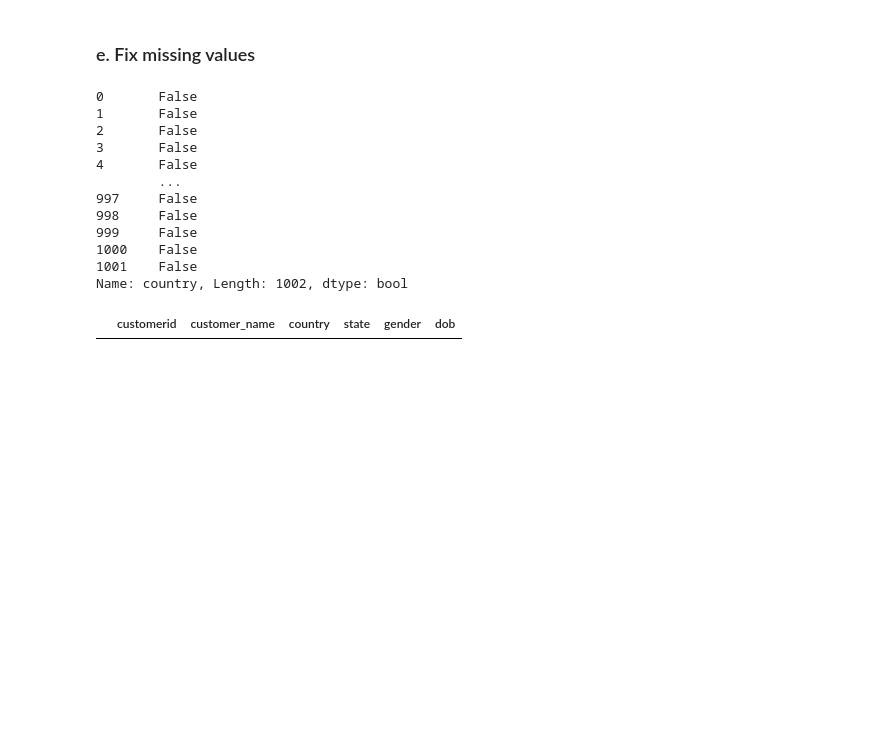
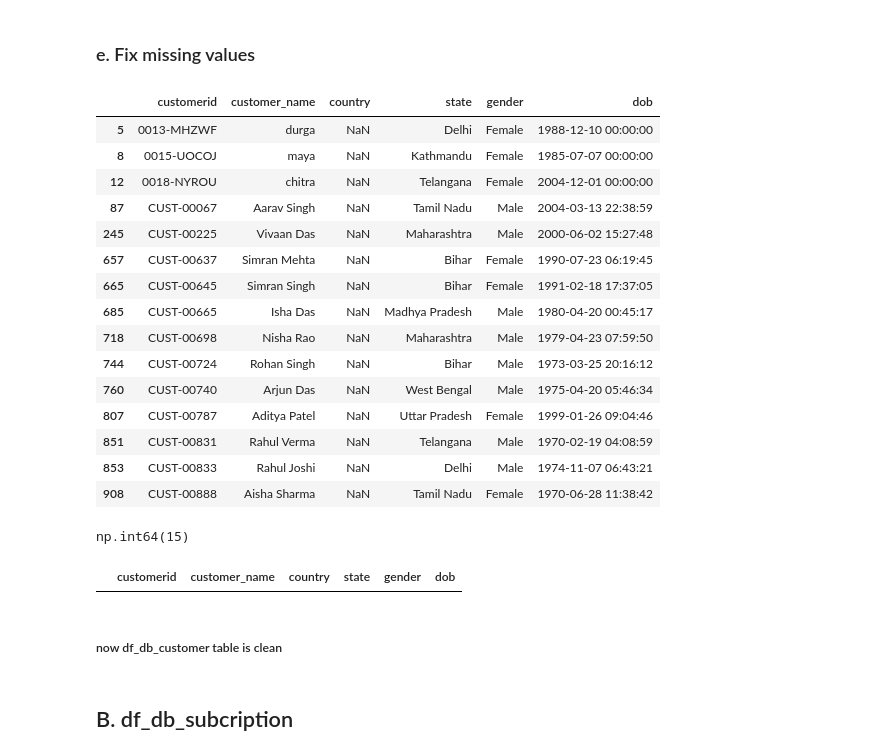
Before and after one commit to wafiabbas/Churn-analysis-project, a Jupyter notebook: overview.ipynb, the cells around one changed output. Saved outputs shown, nothing was run; the diff lists cells and outputs as text; code cells hidden in the pictures; blank space fills up the shorter version.

```diff
--- a/overview.ipynb
+++ b/overview.ipynb
@@ -255,19 +253,27 @@ df_db_customer.head()
 # %% [markdown]
 ### e. Fix missing values
 # %%
+# first off all check where  null value are present in country column
+df_db_customer[df_db_customer['country'].isna()]
 # %% [output]
-0       False
-1       False
-2       False
-3       False
-4       False
-        ...
-997     False
-998     False
-999     False
-1000    False
-1001    False
-Name: country, Length: 1002, dtype: bool
+|  | customerid | customer_name | country | state | gender | dob |
+| 5 | 0013-MHZWF | durga | NaN | Delhi | Female | 1988-12-10 00:00:00 |
+| 8 | 0015-UOCOJ | maya | NaN | Kathmandu | Female | 1985-07-07 00:00:00 |
+| 12 | 0018-NYROU | chitra | NaN | Telangana | Female | 2004-12-01 00:00:00 |
+| 87 | CUST-00067 | Aarav Singh | NaN | Tamil Nadu | Male | 2004-03-13 22:38:59 |
+| 245 | CUST-00225 | Vivaan Das | NaN | Maharashtra | Male | 2000-06-02 15:27:48 |
+| 657 | CUST-00637 | Simran Mehta | NaN | Bihar | Female | 1990-07-23 06:19:45 |
+| 665 | CUST-00645 | Simran Singh | NaN | Bihar | Female | 1991-02-18 17:37:05 |
+| 685 | CUST-00665 | Isha Das | NaN | Madhya Pradesh | Male | 1980-04-20 00:45:17 |
+| 718 | CUST-00698 | Nisha Rao | NaN | Maharashtra | Male | 1979-04-23 07:59:50 |
+| 744 | CUST-00724 | Rohan Singh | NaN | Bihar | Male | 1973-03-25 20:16:12 |
+| 760 | CUST-00740 | Arjun Das | NaN | West Bengal | Male | 1975-04-20 05:46:34 |
+| 807 | CUST-00787 | Aditya Patel | NaN | Uttar Pradesh | Female | 1999-01-26 09:04:46 |
+| 851 | CUST-00831 | Rahul Verma | NaN | Telangana | Male | 1970-02-19 04:08:59 |
+| 853 | CUST-00833 | Rahul Joshi | NaN | Delhi | Male | 1974-11-07 06:43:21 |
+| 908 | CUST-00888 | Aisha Sharma | NaN | Tamil Nadu | Female | 1970-06-28 11:38:42 |
 # %%
+# now then check total no. of  null value presnet in country column
+df_db_customer['country'].isna().sum()
 # %% [output]
-|  | customerid | customer_name | country | state | gender | dob |
+np.int64(15)
@@ -273,0 +286,10 @@ Name: country, Length: 1002, dtype: bool
+# %%
+# now check any null values are present or not ?
+df_db_customer['country'].isna().sum()
+df_db_customer[df_db_customer['country'].isna()]
+# %% [output]
+|  | customerid | customer_name | country | state | gender | dob |
+# %% [markdown]
+##### now df_db_customer  table is clean
+# %% [markdown]
+## B. df_db_subcription
```
Also changed, not shown: parts of 19 cells of this notebook, 1 other file.
